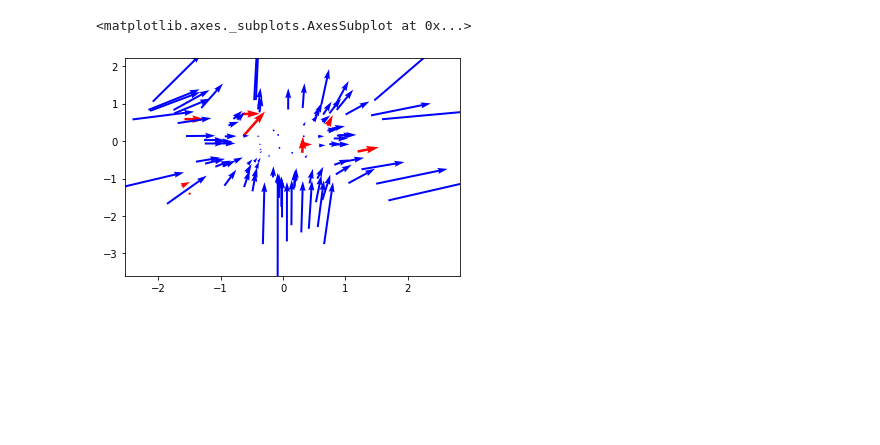
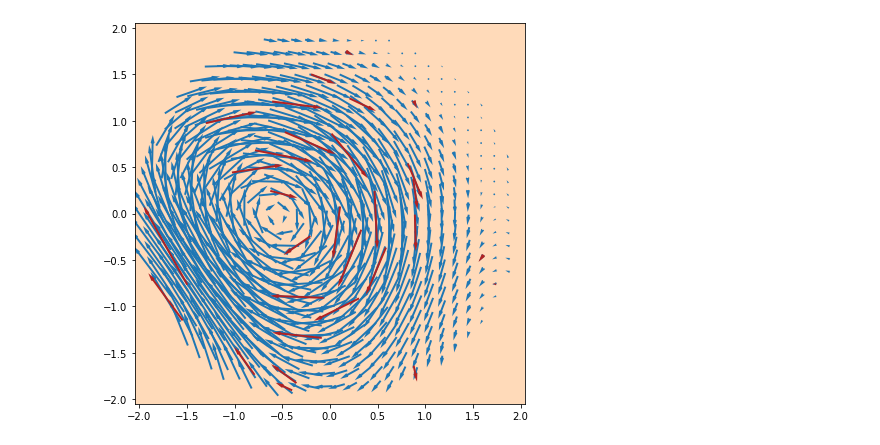
Before and after one commit to PeterHolderrieth/Steerable_CNPs, a Jupyter notebook: Evaluation/GP_div_free/Plot_Predictions.ipynb, the cells around one changed output. Drawn from its saved outputs; the diff is of its cells as text; code cells hidden in the pictures; blank space fills up the shorter version.

```diff
--- a/Evaluation/GP_div_free/Plot_Predictions.ipynb
+++ b/Evaluation/GP_div_free/Plot_Predictions.ipynb
@@ -49,13 +42,47 @@ def plot_mean_vs_truth(ax,X_Context,Y_Context,X_Target,Y_Target,Predict=None,qui
-# %%
-fig,ax=plt.subplots(nrows=1,ncols=1)
-X_Target=torch.randn((100,2))
-Y_Target=X_Target**2
-X_Context=X_Target[:10]+torch.randn((10,2))
-Y_Context=Y_Target[:10]
-plot_mean_vs_truth(ax,X_Context,Y_Context,X_Target,Y_Target)
-# %% [output]
-<matplotlib.axes._subplots.AxesSubplot at 0x...>
-[figure, removed]
+# %%
+def give_cyclic_div_free(max_radius=2,n_centers=1,l_scale=1.,n_axis=30,sigma_var=1.):
+    X_Grid=My_Tools.Radial_Grid(min=-2,max=2,n_axis=n_axis)
+    Y=torch.zeros(X_Grid.shape)
+    for i in range(n_centers):
+        r=np.random.uniform(low=0.0,high=max_radius)
+        theta=np.random.uniform(low=0.0,high=2*np.pi)
+        X_0=torch.tensor([r*np.cos(theta),r*np.sin(theta)],dtype=torch.get_default_dtype())
+        Gram=GP.Gram_matrix(X_Grid,X_0.unsqueeze(0),kernel_type="div_free",l_scale=l_scale,sigma_var=sigma_var)
+        rand_vec=torch.randn(size=[2,1])
+        Y+=torch.matmul(Gram,rand_vec).view(-1,2)
+    return(X_Grid,Y)
+# %%
+#Quiver: scale - data units per arrow length unit
+def plot_context_and_VF(ax,X_Context=None,Y_Context=None,X_Target=None,Y_Target=None,scale=20):
+    if X_Target is not None and Y_Target is not None:
+        ax.quiver(X_Target[:,0],X_Target[:,1],Y_Target[:,0],Y_Target[:,1],
+        color='tab:blue',pivot='mid',scale_units='width',scale=scale,headlength=4, headwidth = 2,width=0.005,alpha=1)
+    if X_Context is not None and Y_Context is not None:
+        ax.quiver(X_Context[:,0],X_Context[:,1],Y_Context[:,0],Y_Context[:,1],
+            color='firebrick',pivot='mid',label='Context set',scale_units='width',scale=scale,headlength=4, headwidth = 2,width=0.005)
+    ax.set_facecolor('peachpuff')
+    return(ax)
+
+def compare_VF(ax,X_Context=None,Y_Context=None,X_Target=None,Predict_1=None,Predict_2=None,label_1='',label_2='',scale=20):
+    if X_Target is not None and Y_Target is not None:
+        ax.scatter(X_Target[:,0],X_Target[:,1],Y_Target[:,0],Y_Target[:,1],
+        color='firebrick')
+    if Predict_1 is not None:
+        ax.quiver(X_Target[:,0],X_Target[:,1],Predict_1[:,0],Predict_1[:,1],
+            color='tab:blue',pivot='mid',label='Predict',scale_units='width',scale=scale,headlength=4, headwidth = 2,width=0.005)
+    if Predict_2 is not None:
+        ax.quiver(X_Target[:,0],X_Target[:,1],Predict_2[:,0],Predict_2[:,1],
+            color='tab:blue',pivot='mid',label='Predict',scale_units='width',scale=scale,headlength=4, headwidth = 2,width=0.005)
+# %%
+fig,ax=plt.subplots(nrows=1,ncols=1,figsize=(7,7))
+X_Target,Y_Target=give_cyclic_div_free(n_centers=4)
+ind=torch.randperm(X_Target.size(0))[:30]
+X_Context=X_Target[ind]
+Y_Context=Y_Target[ind]+0.2*torch.randn(X_Context.shape)
+ax=plot_context_and_VF(ax,X_Context,Y_Context,X_Target,Y_Target)
+ax.set_facecolor('peachpuff')
+# %% [output]
+[figure, added]
 # %%
 def Plot_Inference_2d(X_Context,Y_Context,X_Target=None,Y_Target=None,Predict=None,Cov_Mat=None,title="",size_scale=2, ellip_scale=0.8,quiver_scale=15,plot_points=False):
     '''
```
Also changed, not shown: parts of 1 cell of this notebook, 8 other files.
